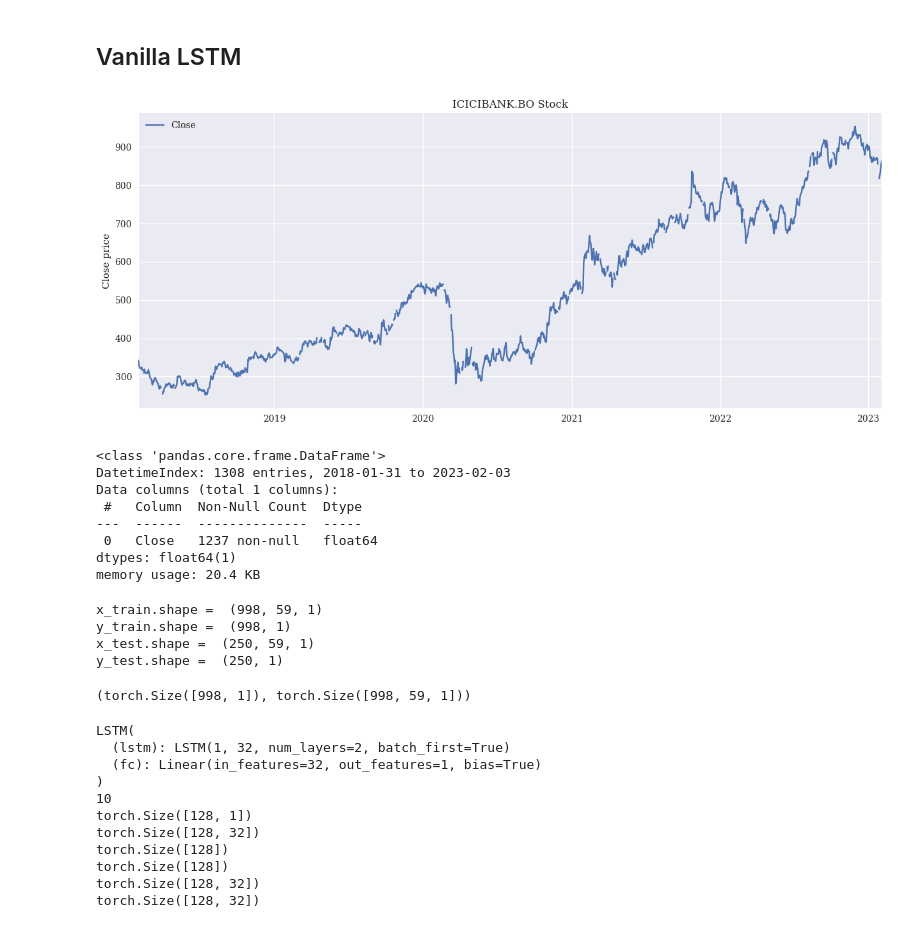
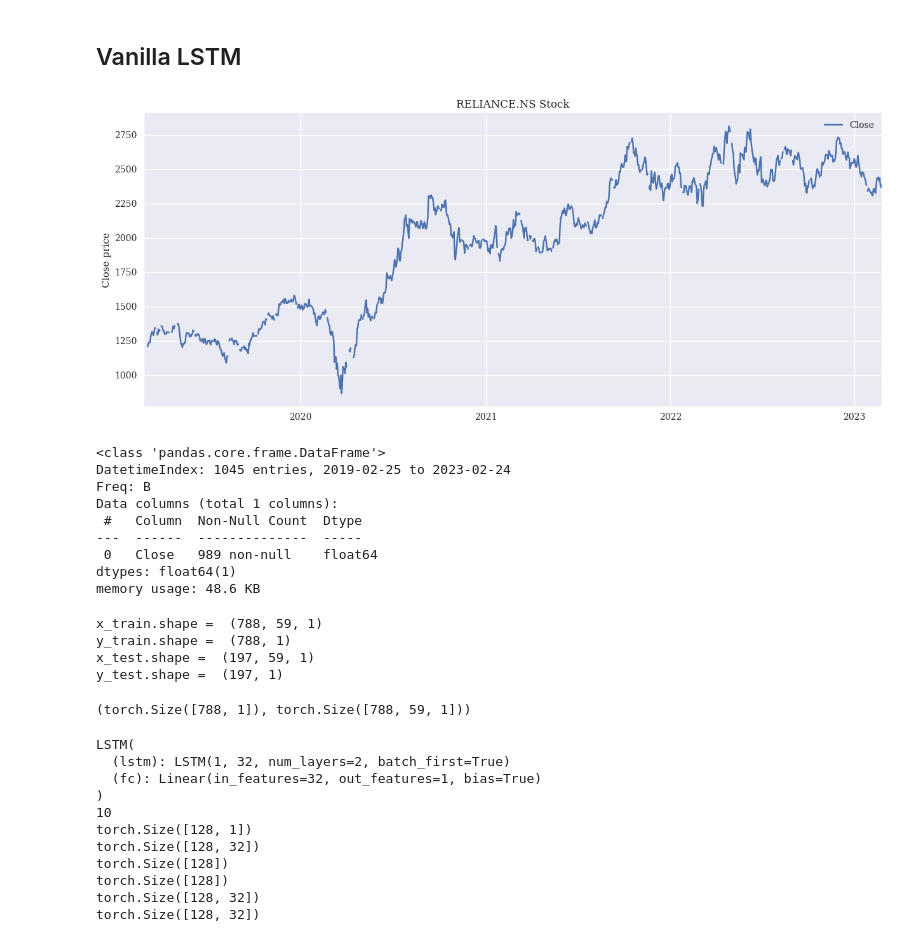
Before and after one commit to ashwinkey04/pred-backend, a Jupyter notebook: fyp_phase_1.ipynb, the cells around one changed output. Cells and saved outputs as stored; diff of their text form; code cells hidden in the pictures.

```diff
--- a/fyp_phase_1.ipynb
+++ b/fyp_phase_1.ipynb
@@ -86,14 +107,13 @@ warnings.filterwarnings("ignore")
 ## Define parameters
 # %%
 # company symbol and name
-company_symbol="ICICIBANK.BO"
-company_name="ICICI"
+company_symbol="RELIANCE.NS"
+company_name="Reliance"
 # %%
-
 #Initialise today date
 today = str(date.today())
 yesterday = str(date.today()- timedelta(days = 1))
-start_date = "2018-01-31"
+start_date = '2019-02-25'
 
 # flag variables
 # news_inserted=False
@@ -123,3 +143,5 @@ def get_news_params(offset):
     'limit': 100,
     'languages': 'en',
     })
+
+http_pm = urllib3.PoolManager()
@@ -551,26 +648,27 @@ mpl.rcParams['font.family'] = 'serif'
 # %%
-dates = pd.date_range(start_date,'2023-02-03',freq='B')
+dates = pd.date_range(start_date,today,freq='B')
 df1=pd.DataFrame(index=dates)
 df_fin=pd.read_csv(output_stock_history_file_path, parse_dates=True, index_col=0)
 df_fin=df1.join(df_fin)
 df_fin[['Close']].plot(figsize=(15, 6))
 plt.ylabel("Close price")
 plt.title("{} Stock".format(company_symbol))
 plt.show()
 # %% [output]
-[figure, old version]
+[figure, new version]
 # %%
 df_fin=df_fin[['Close']]
 df_fin.info()
 # %% [output]
 <class 'pandas.core.frame.DataFrame'>
-DatetimeIndex: 1308 entries, 2018-01-31 to 2023-02-03
+DatetimeIndex: 1045 entries, 2019-02-25 to 2023-02-24
+Freq: B
 Data columns (total 1 columns):
  #   Column  Non-Null Count  Dtype
 ---  ------  --------------  -----
- 0   Close   1237 non-null   float64
+ 0   Close   989 non-null    float64
 dtypes: float64(1)
-memory usage: 20.4 KB
+memory usage: 48.6 KB
 # %%
 df_fin=df_fin.fillna(method='ffill')
 
@@ -605,10 +703,10 @@ print('y_train.shape = ',y_train.shape)
 print('x_test.shape = ',x_test.shape)
 print('y_test.shape = ',y_test.shape)
 # %% [output]
-x_train.shape =  (998, 59, 1)
-y_train.shape =  (998, 1)
-x_test.shape =  (250, 59, 1)
-y_test.shape =  (250, 1)
+x_train.shape =  (788, 59, 1)
+y_train.shape =  (788, 1)
+x_test.shape =  (197, 59, 1)
+y_test.shape =  (197, 1)
 # %%
 # make training and test sets in torch
 x_train = torch.from_numpy(x_train).type(torch.Tensor)
@@ -618,7 +716,7 @@ y_test = torch.from_numpy(y_test).type(torch.Tensor)
 # %%
 y_train.size(),x_train.size()
 # %% [output]
-(torch.Size([998, 1]), torch.Size([998, 59, 1]))
+(torch.Size([788, 1]), torch.Size([788, 59, 1]))
 # %%
 # Build model
 #####################
```
Also changed, not shown: parts of 62 cells of this notebook, 1 other file.
